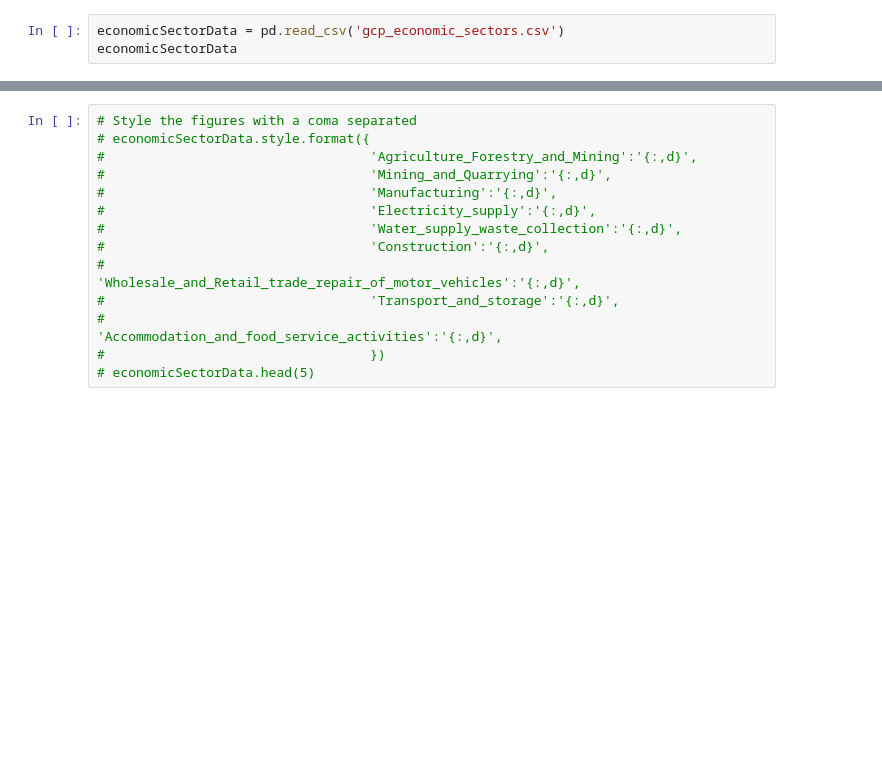
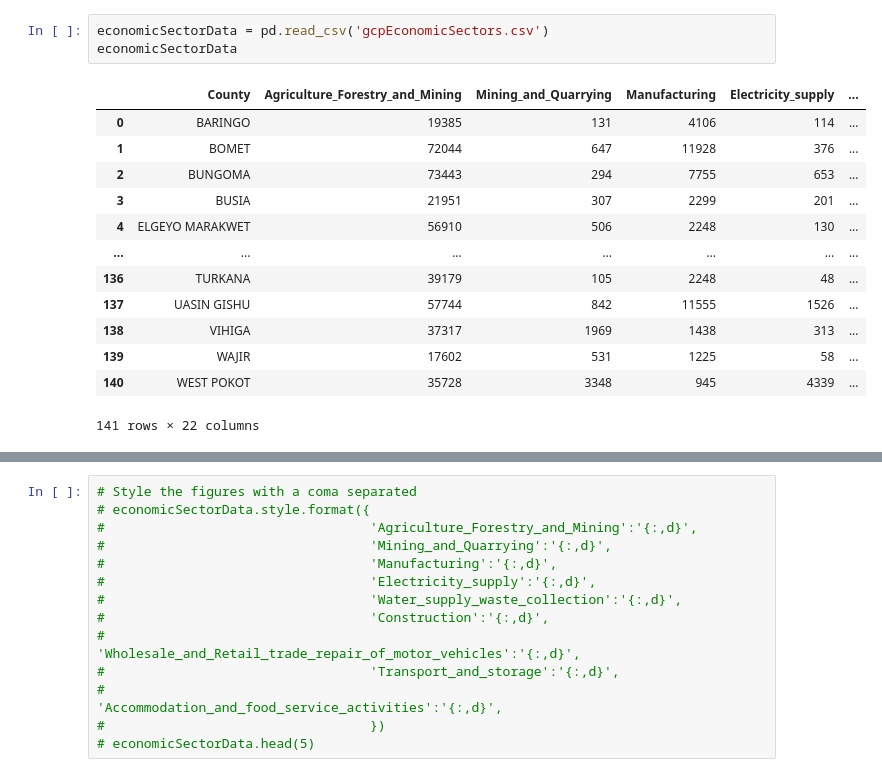
Before and after one commit to 254Bit/KENYAGCPData, a Jupyter notebook: dash.ipynb, the cells around one changed output, grey strips where cells are left out. Saved outputs shown, nothing was run; the diff lists cells and outputs as text; blank space fills up the shorter version.

```diff
--- a/dash.ipynb
+++ b/dash.ipynb
@@ -9,5 +7,19 @@ Error:
 # %%
-economicSectorData = pd.read_csv('gcp_economic_sectors.csv')
+economicSectorData = pd.read_csv('gcpEconomicSectors.csv')
 economicSectorData
+# %% [output]
+|  | County | Agriculture_Forestry_and_Mining | Mining_and_Quarrying | Manufacturing | Electricity_supply | ... |
+| 0 | BARINGO | 19385 | 131 | 4106 | 114 | ... |
+| 1 | BOMET | 72044 | 647 | 11928 | 376 | ... |
+| 2 | BUNGOMA | 73443 | 294 | 7755 | 653 | ... |
+| 3 | BUSIA | 21951 | 307 | 2299 | 201 | ... |
+| 4 | ELGEYO MARAKWET | 56910 | 506 | 2248 | 130 | ... |
+| ... | ... | ... | ... | ... | ... | ... |
+| 136 | TURKANA | 39179 | 105 | 2248 | 48 | ... |
+| 137 | UASIN GISHU | 57744 | 842 | 11555 | 1526 | ... |
+| 138 | VIHIGA | 37317 | 1969 | 1438 | 313 | ... |
+| 139 | WAJIR | 17602 | 531 | 1225 | 58 | ... |
+| 140 | WEST POKOT | 35728 | 3348 | 945 | 4339 | ... |
+141 rows × 22 columns
 # %%
 economicSectorData.info()
```
Also changed, not shown: parts of 5 cells of this notebook, 6 other files.
